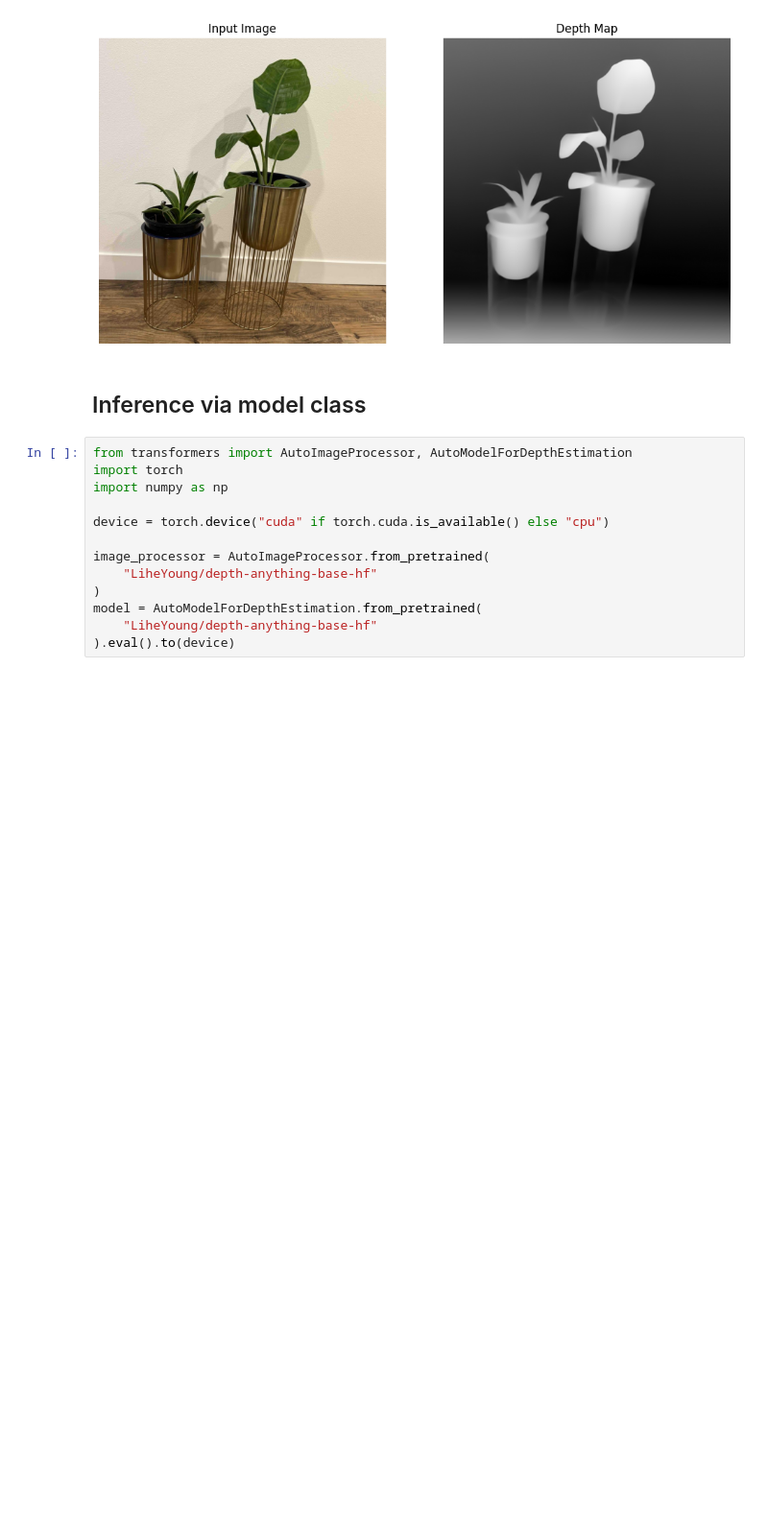
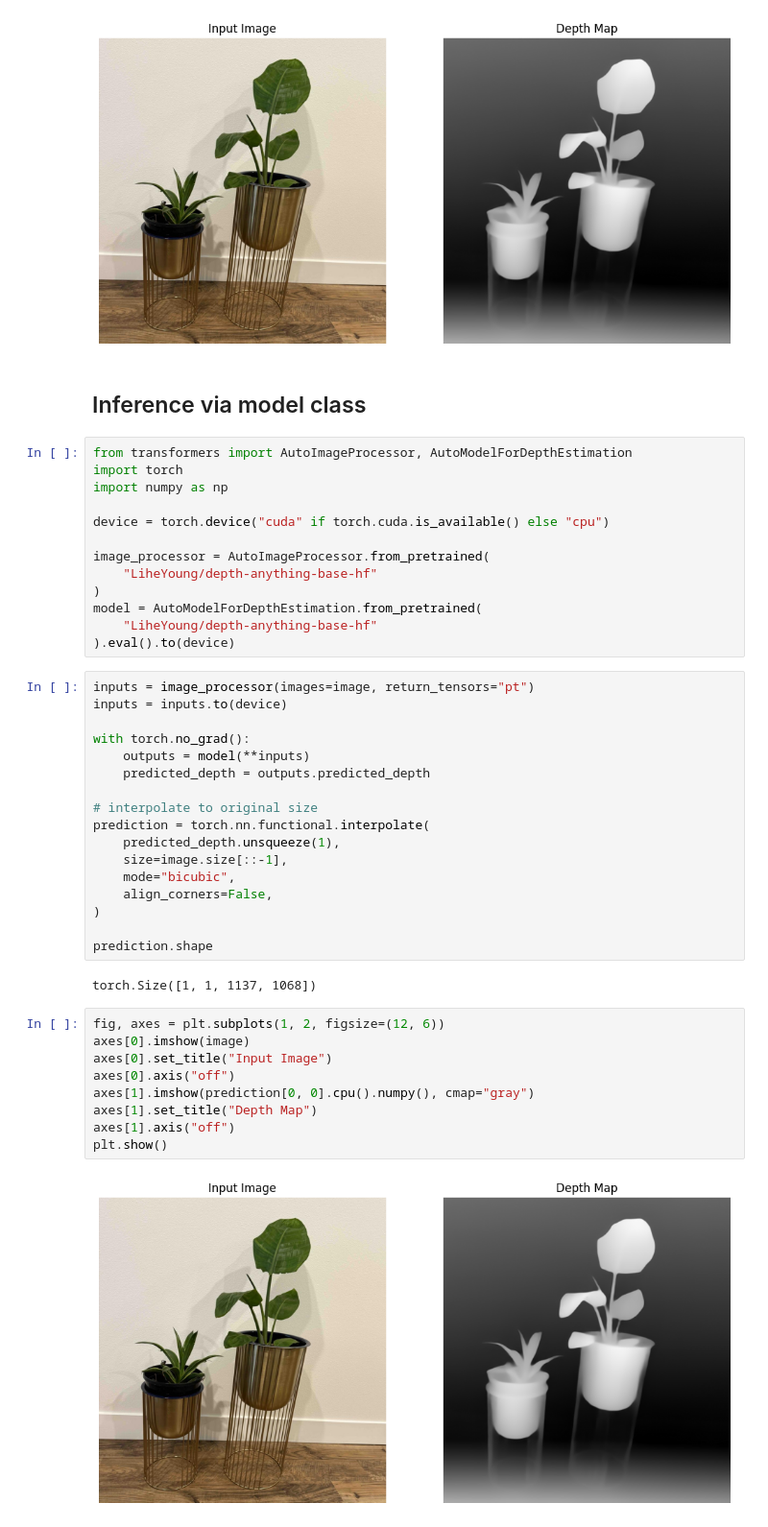
Before and after one commit to vmirly/GenAI-Hub, a Jupyter notebook: DepthAnything/depthanything_huggingface_inference.ipynb, the cells around one changed output. Shown at 96% size. Saved outputs shown, nothing was run; the diff lists cells and outputs as text; blank space fills up the shorter version.

Commit message:
DepthAnything: inference via model classes

```diff
--- a/DepthAnything/depthanything_huggingface_inference.ipynb
+++ b/DepthAnything/depthanything_huggingface_inference.ipynb
@@ -57,3 +57,33 @@ image_processor = AutoImageProcessor.from_pretrained(
 model = AutoModelForDepthEstimation.from_pretrained(
     "LiheYoung/depth-anything-base-hf"
 ).eval().to(device)
+# %%
+inputs = image_processor(images=image, return_tensors="pt")
+inputs = inputs.to(device)
+
+with torch.no_grad():
+    outputs = model(**inputs)
+    predicted_depth = outputs.predicted_depth
+
+# interpolate to original size
+prediction = torch.nn.functional.interpolate(
+    predicted_depth.unsqueeze(1),
+    size=image.size[::-1],
+    mode="bicubic",
+    align_corners=False,
+)
+
+prediction.shape
+# %% [output]
+torch.Size([1, 1, 1137, 1068])
+# %%
+fig, axes = plt.subplots(1, 2, figsize=(12, 6))
+axes[0].imshow(image)
+axes[0].set_title("Input Image")
+axes[0].axis("off")
+axes[1].imshow(prediction[0, 0].cpu().numpy(), cmap="gray")
+axes[1].set_title("Depth Map")
+axes[1].axis("off")
+plt.show()
+# %% [output]
+[figure, added]
```
